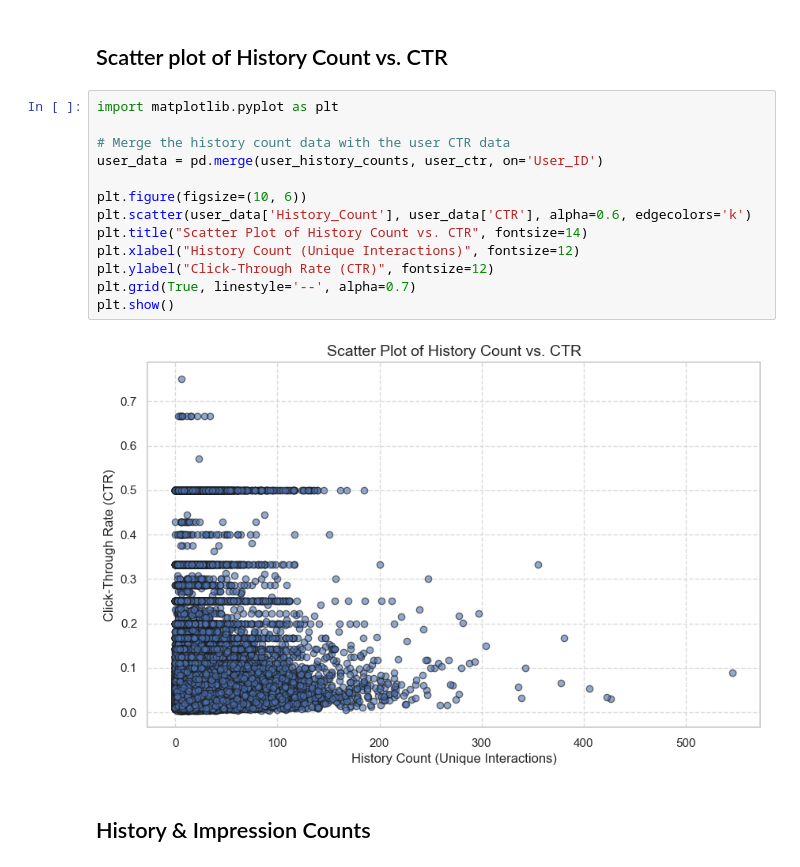
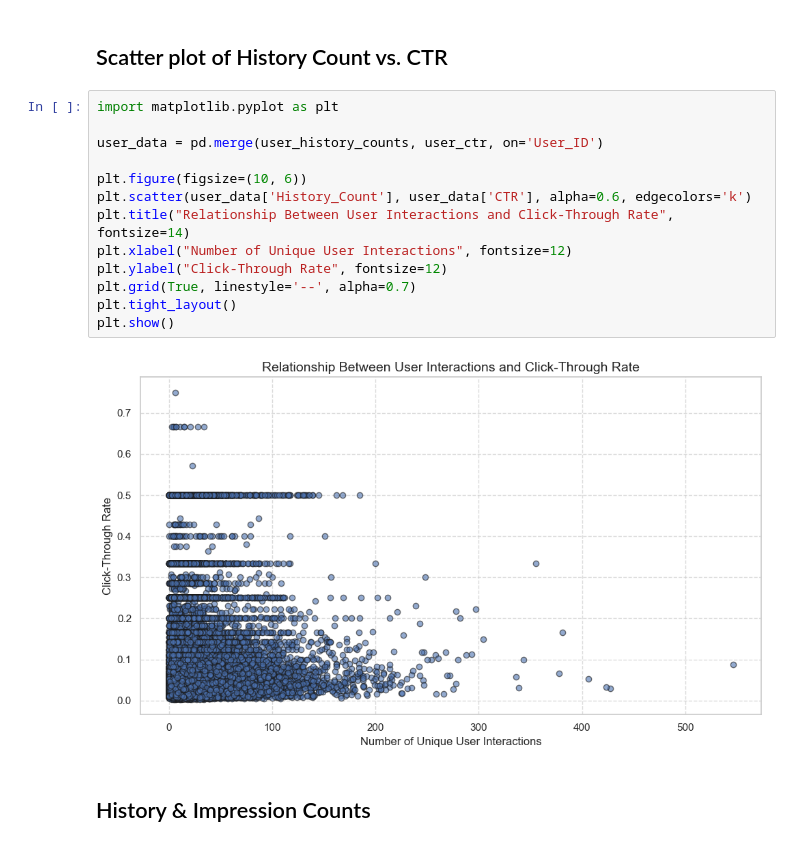
Before and after one commit to shfessuh/ethics-engineers-public, a Jupyter notebook: project-ethics-engineers/willy nilly.ipynb, the cells around one changed output. Saved outputs shown, nothing was run; the diff lists cells and outputs as text.

```diff
--- a/project-ethics-engineers/willy nilly.ipynb
+++ b/project-ethics-engineers/willy nilly.ipynb
@@ -2012,18 +2063,18 @@ print(user_ctr.head())
 # %%
 import matplotlib.pyplot as plt
 
-# Merge the history count data with the user CTR data
 user_data = pd.merge(user_history_counts, user_ctr, on='User_ID')
 
 plt.figure(figsize=(10, 6))
 plt.scatter(user_data['History_Count'], user_data['CTR'], alpha=0.6, edgecolors='k')
-plt.title("Scatter Plot of History Count vs. CTR", fontsize=14)
-plt.xlabel("History Count (Unique Interactions)", fontsize=12)
-plt.ylabel("Click-Through Rate (CTR)", fontsize=12)
+plt.title("Relationship Between User Interactions and Click-Through Rate", fontsize=14)
+plt.xlabel("Number of Unique User Interactions", fontsize=12)
+plt.ylabel("Click-Through Rate", fontsize=12)
 plt.grid(True, linestyle='--', alpha=0.7)
+plt.tight_layout()
 plt.show()
 # %% [output]
-[figure, old version]
+[figure, new version]
 # %% [markdown]
 ## History & Impression Counts
 # %%
```
Also changed, not shown: parts of 4 cells of this notebook.
